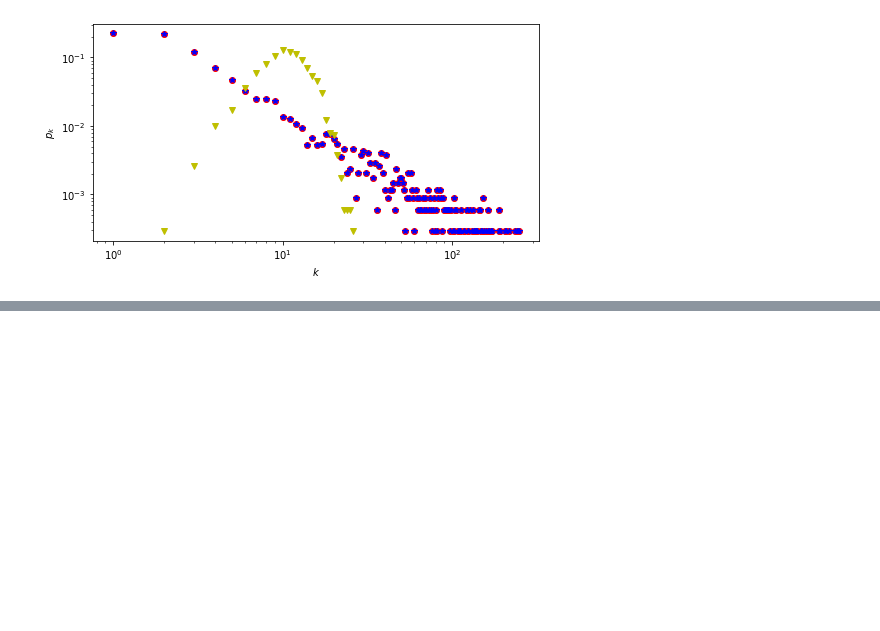
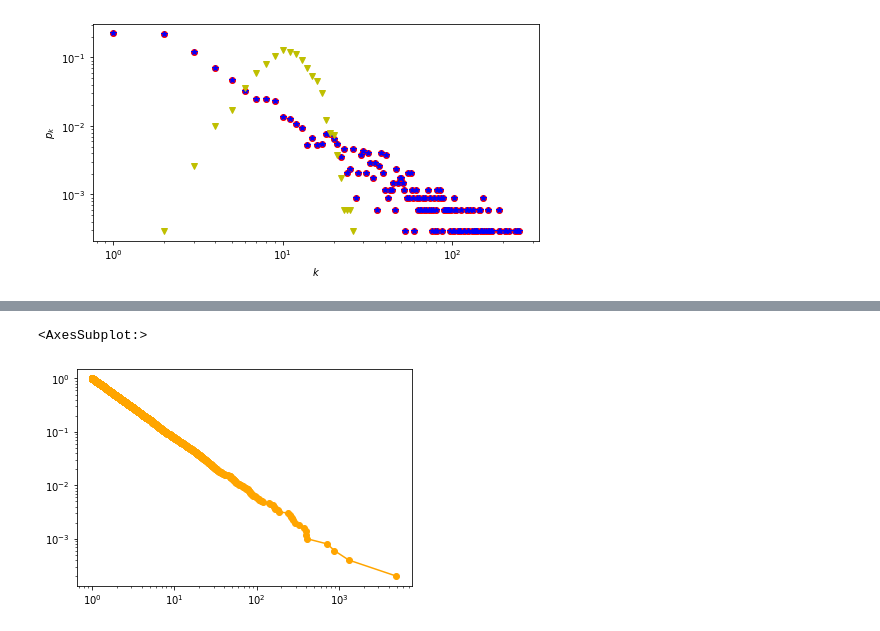
Before and after one commit to zhouhuaian/complex_network_learning, a Jupyter notebook: code/lesson5.ipynb, the cells around one changed output, grey strips where cells are left out. Cells and saved outputs as stored; diff of their text form; code cells hidden in the pictures; blank space fills up the shorter version.

```diff
--- a/code/lesson5.ipynb
+++ b/code/lesson5.ipynb
@@ -142,0 +152,6 @@ plt.yscale("log")
+# %%
+# 对数坐标，累积分布
+powerlaw.plot_ccdf(degree_seq, color="orange", marker="o")
+# %% [output]
+<AxesSubplot:>
+[figure, added]
```
Also changed, not shown: parts of 1 cell of this notebook.
